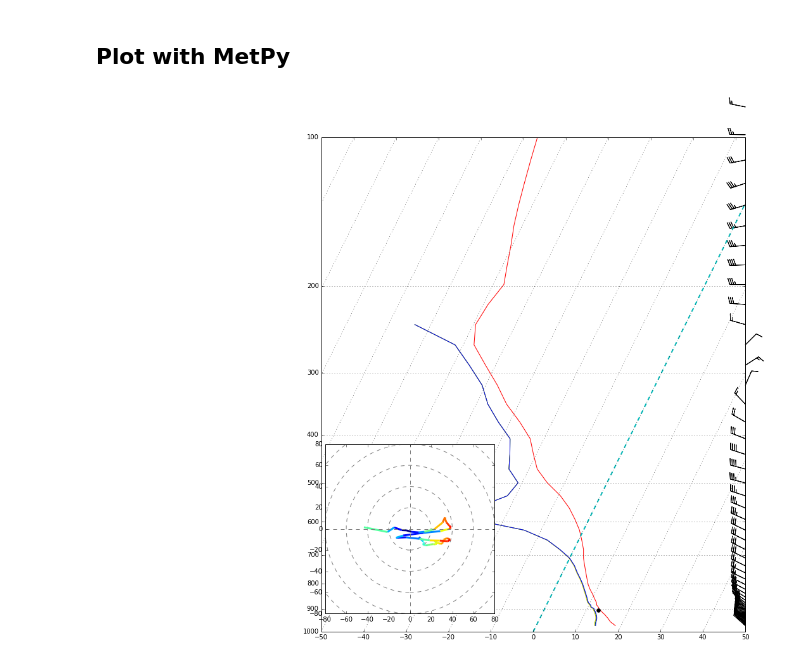
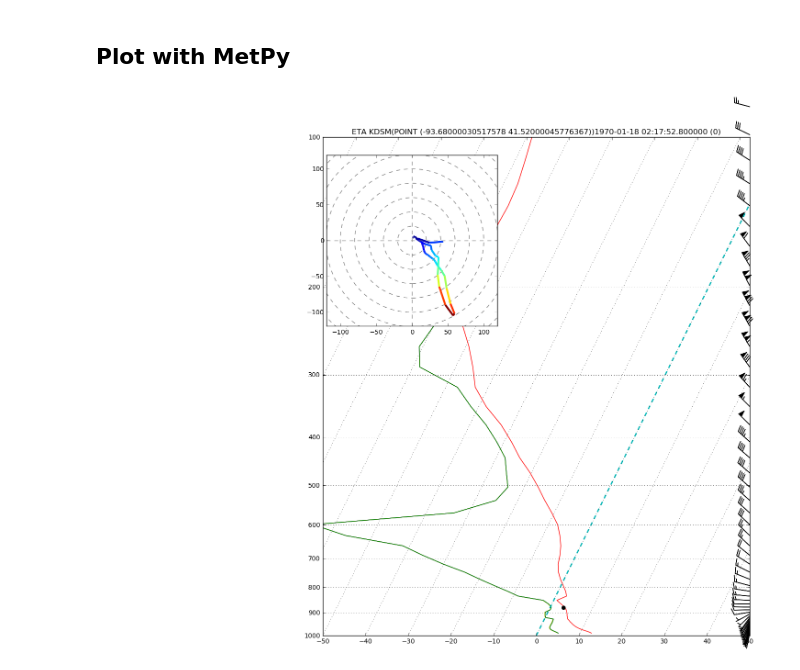
Before and after one commit to Unidata/python-awips, a Jupyter notebook: examples/notebooks/Model_Sounding_Data.ipynb, the cells around one changed output. Drawn from its saved outputs; the diff is of its cells as text; code cells hidden in the pictures.

```diff
--- a/examples/notebooks/Model_Sounding_Data.ipynb
+++ b/examples/notebooks/Model_Sounding_Data.ipynb
@@ -48,0 +15,5 @@ for time in allTimes:
+# %%
+cycles = DataAccessLayer.getAvailableTimes(request, True)
+times = DataAccessLayer.getAvailableTimes(request)
+fcstRun = DataAccessLayer.getForecastCycle(cycles[-1], times)
+list(fcstRun)
@@ -49,4 +38,4 @@ for time in allTimes:
 # %% [markdown]
 ## Request data for a single time
 # %%
-response = DataAccessLayer.getGeometryData(request,times=[fcstRun[0]])
+response = DataAccessLayer.getGeometryData(request,[fcstRun[0]])
@@ -75,0 +42,22 @@ geom     = POINT (-93.55999755859375 44.13999938964844)
+# %%
+# initialize arrays
+tmp,prs,sh,uc,vc,om,cld = [],[],[],[],[],[],[]
+
+for ob in response:
+    tmp.append(float(ob.getString(b"temperature")))
+    prs.append(float(ob.getString(b"pressure")))
+    sh.append(float(ob.getString(b"specHum")))
+    uc.append(float(ob.getString(b"uComp")))
+    vc.append(float(ob.getString(b"vComp")))
+    om.append(float(ob.getString(b"omega")))
+    cld.append(float(ob.getString(b"cldCvr")))
+
+
+print("parms    = " + str(ob.getParameters()))
+print("site     = " + str(ob.getLocationName()))
+print("geom     = " + str(ob.getGeometry()))
+print("datetime = " + str(ob.getDataTime()))
+print("reftime  = " + str(ob.getDataTime().getRefTime()))
+print("fcstHour = " + str(ob.getDataTime().getFcstTime()))
+print("period   = " + str(ob.getDataTime().getValidPeriod()))
+sounding_title = forecastModel + " "  + str(ob.getLocationName())  + "("+ str(ob.getGeometry())+")" + str(ob.getDataTime())
@@ -136,35 +132,39 @@ print min(dwpc), max(dwpc)
 %matplotlib inline
 
 plt.rcParams['figure.figsize'] = (12, 14)
 
 # Create a skewT plot
 skew = SkewT()
 
 # Plot the data
 skew.plot(p, t, 'r')
-skew.plot(p, td, 'g')
+skew.plot(p, td, 'b')
 skew.plot(p, td2, 'y')
-skew.plot(p, dwpc, 'b')
+skew.plot(p, dwpc, 'g')
 
 skew.plot_barbs(p, u, v)
 skew.ax.set_ylim(1000, 100)
 skew.ax.set_xlim(-40, 60)
+
+
+plt.title(sounding_title)
 
 # Calculate LCL height and plot as black dot
 l = lcl(p[0], t[0], td[0])
 lcl_temp = dry_lapse(concatenate((p[0], l)), t[0])[-1].to('degC')
 skew.plot(l, lcl_temp, 'ko', markerfacecolor='black')
 
+
 # An example of a slanted line at constant T -- in this case the 0 isotherm
 l = skew.ax.axvline(0, color='c', linestyle='--', linewidth=2)
 
 # Draw hodograph
-ax_hod = inset_axes(skew.ax, '40%', '40%', loc=3)
-h = Hodograph(ax_hod, component_range=80.)
+ax_hod = inset_axes(skew.ax, '40%', '40%', loc=2)
+h = Hodograph(ax_hod, component_range=get_wind_speed(u, v).max())
 h.add_grid(increment=20)
 h.plot_colormapped(u, v, spd)
 
 # Show the plot
 plt.show()
 # %% [output]
-[figure, old version]
+[figure, new version]
```
Also changed, not shown: parts of 12 cells of this notebook, 1 other file.
